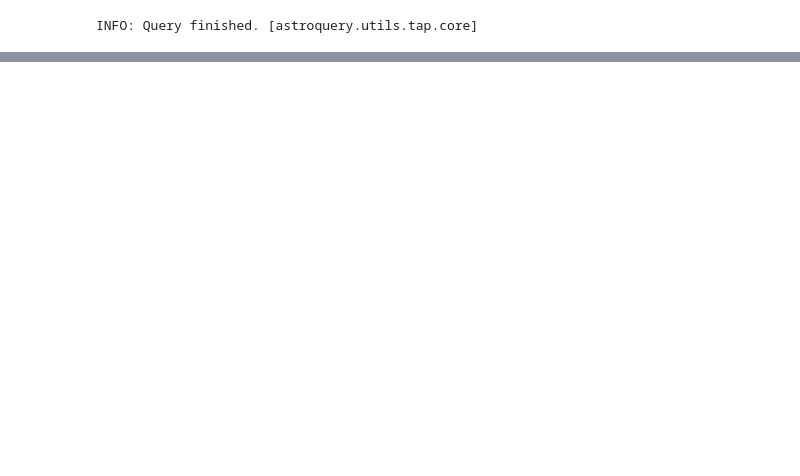
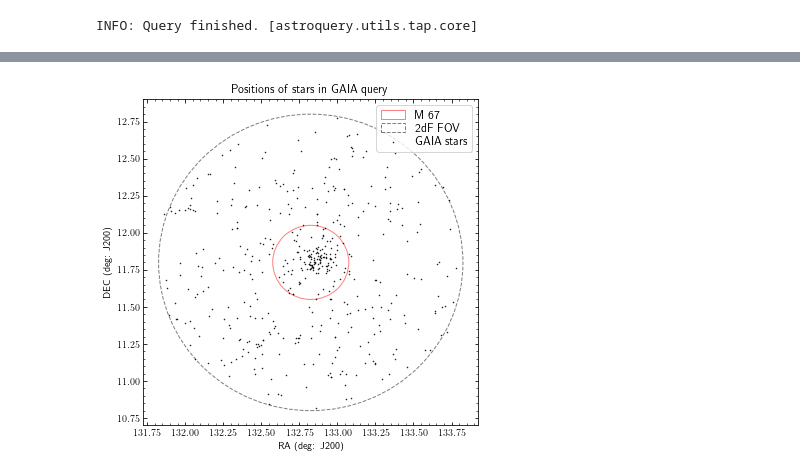
Before and after one commit to BBurgessASTR/ANU_ASTR4004, a Jupyter notebook: Assignment_3_Q2.ipynb, the cells around one changed output, grey strips where cells are left out. Saved outputs shown, nothing was run; the diff lists cells and outputs as text; code cells hidden in the pictures; blank space fills up the shorter version.

```diff
--- a/Assignment_3_Q2.ipynb
+++ b/Assignment_3_Q2.ipynb
@@ -79,0 +74,14 @@ Table length=485
+# %%
+plt.figure(figsize=(6,6))
+tdF = plt.Circle((132.825, 11.8), 1, facecolor='none', linestyle='--', edgecolor='k', alpha=0.5, label = '2dF FOV')
+M67 = plt.Circle((132.825, 11.8), 15/60, facecolor='none', edgecolor='r', alpha=0.5, label = 'M 67')
+plt.gca().add_patch(M67)
+plt.gca().add_patch(tdF)
+plt.scatter(gaia_mod['ra'], gaia_mod['dec'], s=1, marker='.', label = 'GAIA stars')
+plt.xlabel('RA (deg: J200)')
+plt.ylabel('DEC (deg: J200)')
+plt.title('Positions of stars in GAIA query')
+plt.legend()
+plt.show()
+# %% [output]
+[figure, added]
```
Also changed, not shown: parts of 8 cells of this notebook, 5 other files.
